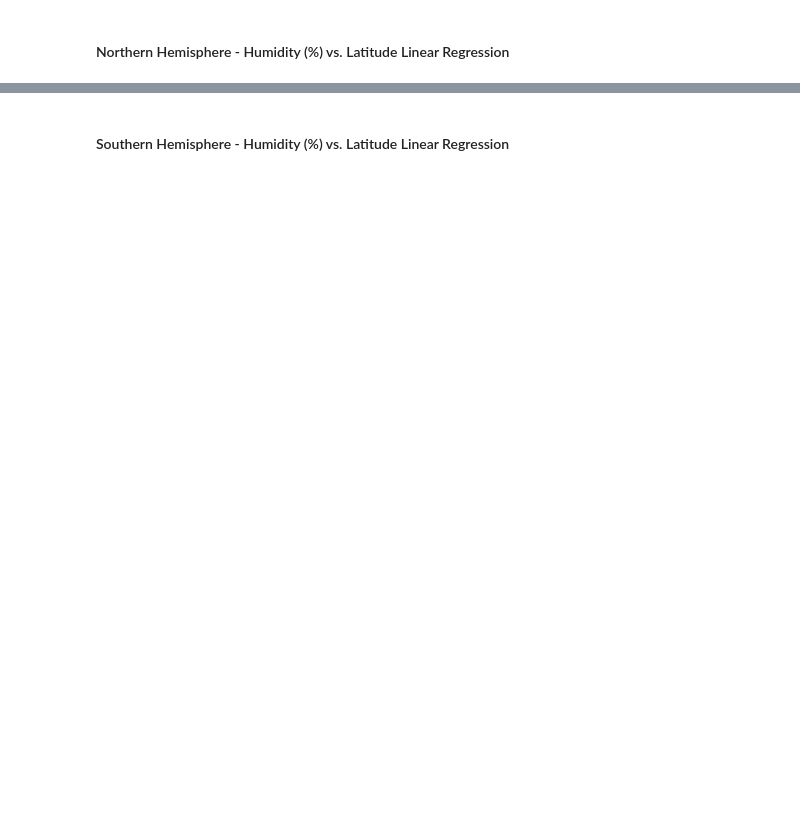
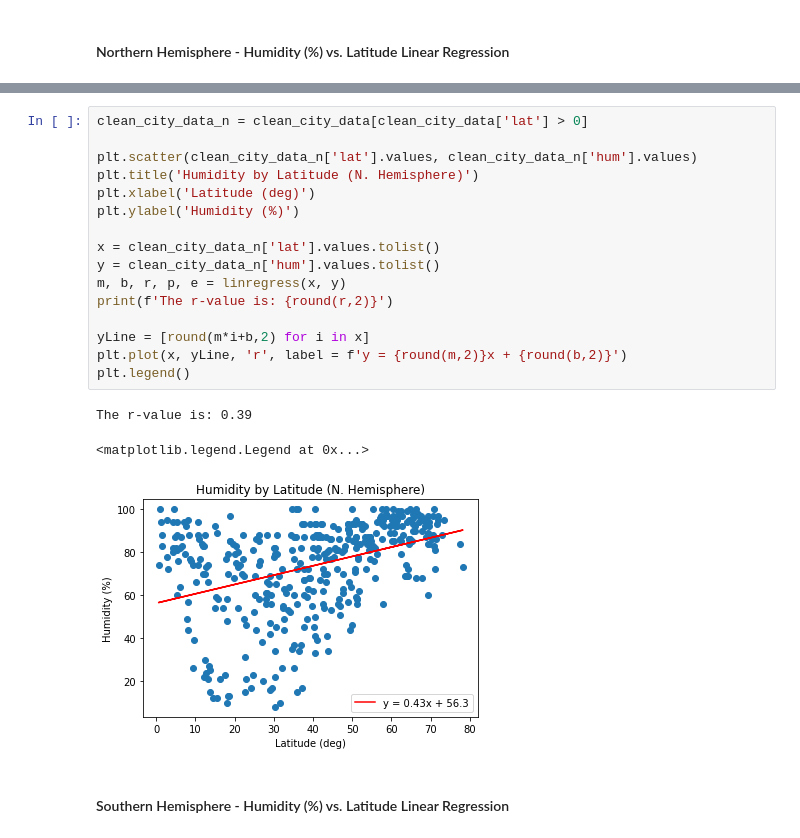
Before and after one commit to owenmeyer3/python-api-challenge, a Jupyter notebook: WeatherPy/WeatherPy.ipynb, the cells around one changed output, grey strips where cells are left out. Saved outputs shown, nothing was run; the diff lists cells and outputs as text; blank space fills up the shorter version.

```diff
--- a/WeatherPy/WeatherPy.ipynb
+++ b/WeatherPy/WeatherPy.ipynb
@@ -244,2 +277,22 @@ The r-value is: 0.000543987878808455
+# %%
+clean_city_data_n = clean_city_data[clean_city_data['lat'] > 0]
+
+plt.scatter(clean_city_data_n['lat'].values, clean_city_data_n['hum'].values)
+plt.title('Humidity by Latitude (N. Hemisphere)')
+plt.xlabel('Latitude (deg)')
+plt.ylabel('Humidity (%)')
+
+x = clean_city_data_n['lat'].values.tolist()
+y = clean_city_data_n['hum'].values.tolist()
+m, b, r, p, e = linregress(x, y)
+print(f'The r-value is: {round(r,2)}')
+
+yLine = [round(m*i+b,2) for i in x]
+plt.plot(x, yLine, 'r', label = f'y = {round(m,2)}x + {round(b,2)}')
+plt.legend()
+# %% [output]
+The r-value is: 0.39
+<matplotlib.legend.Legend at 0x...>
+[figure, added]
 # %% [markdown]
 ####  Southern Hemisphere - Humidity (%) vs. Latitude Linear Regression
```
Also changed, not shown: parts of 25 cells of this notebook, 1 other file.
